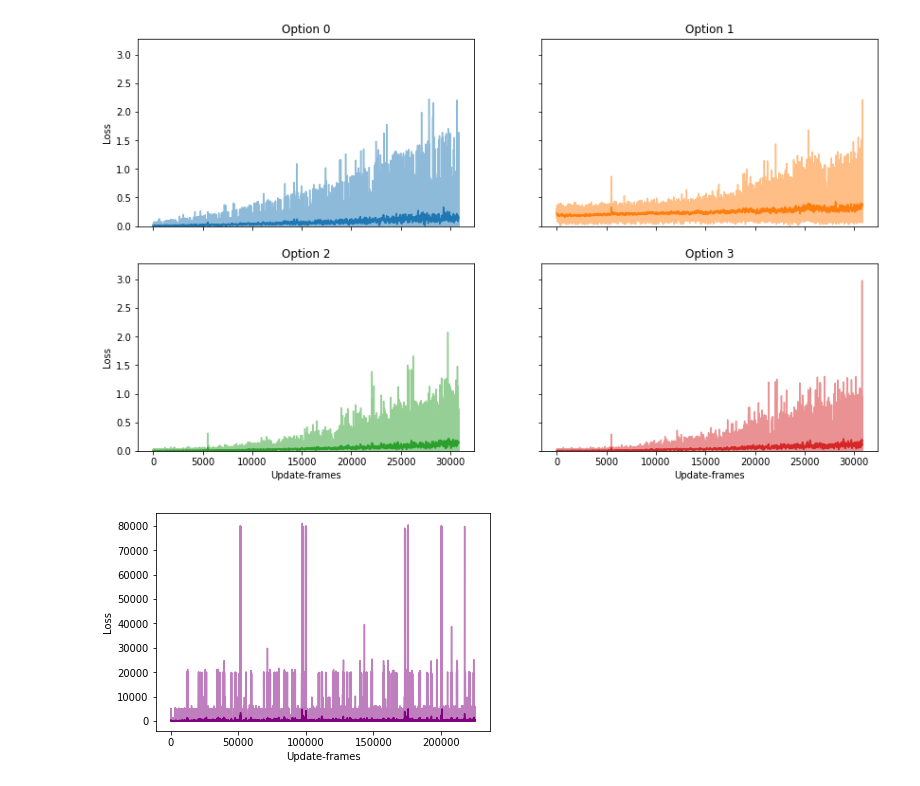
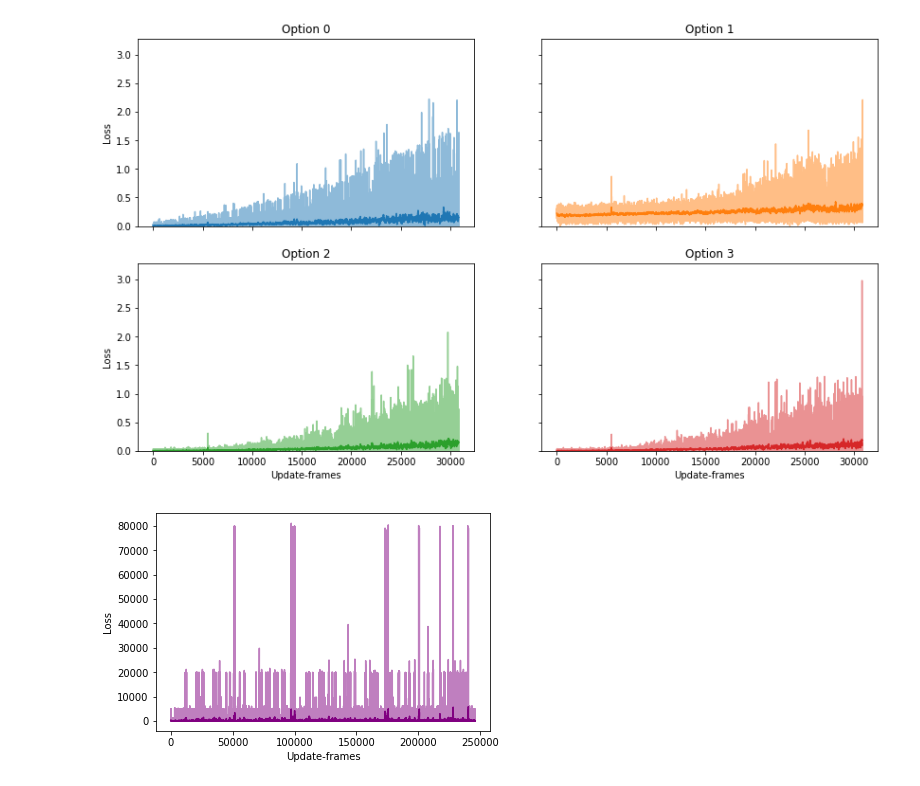
Before and after one commit to weekend37/HDQN, a Jupyter notebook: HDQN_Pacman_Visualization.ipynb, the cells around one changed output. Cells and saved outputs as stored; diff of their text form; code cells hidden in the pictures.

```diff
--- a/HDQN_Pacman_Visualization.ipynb
+++ b/HDQN_Pacman_Visualization.ipynb
@@ -60,8 +60,8 @@ CHECKPOINT_FOLDERNAME = "checkpoints/"
 # prefix = "HDQN_1head_4LR_10optlen"
 # prefix = "vanilla_survival"
 # prefix = "HDQN_Vanilla"
-# prefix = "vanilla_dqn_unclipped"
-prefix = "HDQN_2head_4LR_10optlen_500metaBurnIn"
+prefix = "vanilla_dqn_unclipped"
+# prefix = "HDQN_2head_4LR_10optlen_500metaBurnIn"
 name = prefix + "_" + "learning_curves"
 lc = load_learning_curves(name=name)
 
@@ -111,13 +111,13 @@ for ax in axs.flat:
 # %% [output]
 [figure]
 # %%
-# plt.plot(lc['losses'], color="purple", alpha=0.5)
-# plt.plot(running_mean(lc['losses']), color='purple', alpha=1)
-# plt.xlabel('Update-frames')
-# plt.ylabel('Loss')
-# plt.show()
+plt.plot(lc['losses'], color="purple", alpha=0.5)
+plt.plot(running_mean(lc['losses']), color='purple', alpha=1)
+plt.xlabel('Update-frames')
+plt.ylabel('Loss')
+plt.show()
 # %% [output]
-[figure, old version]
+[figure, new version]
 # %%
 env = gym.make("MsPacman-v0")
 
```
Also changed, not shown: parts of 3 cells of this notebook, 18 other files.
